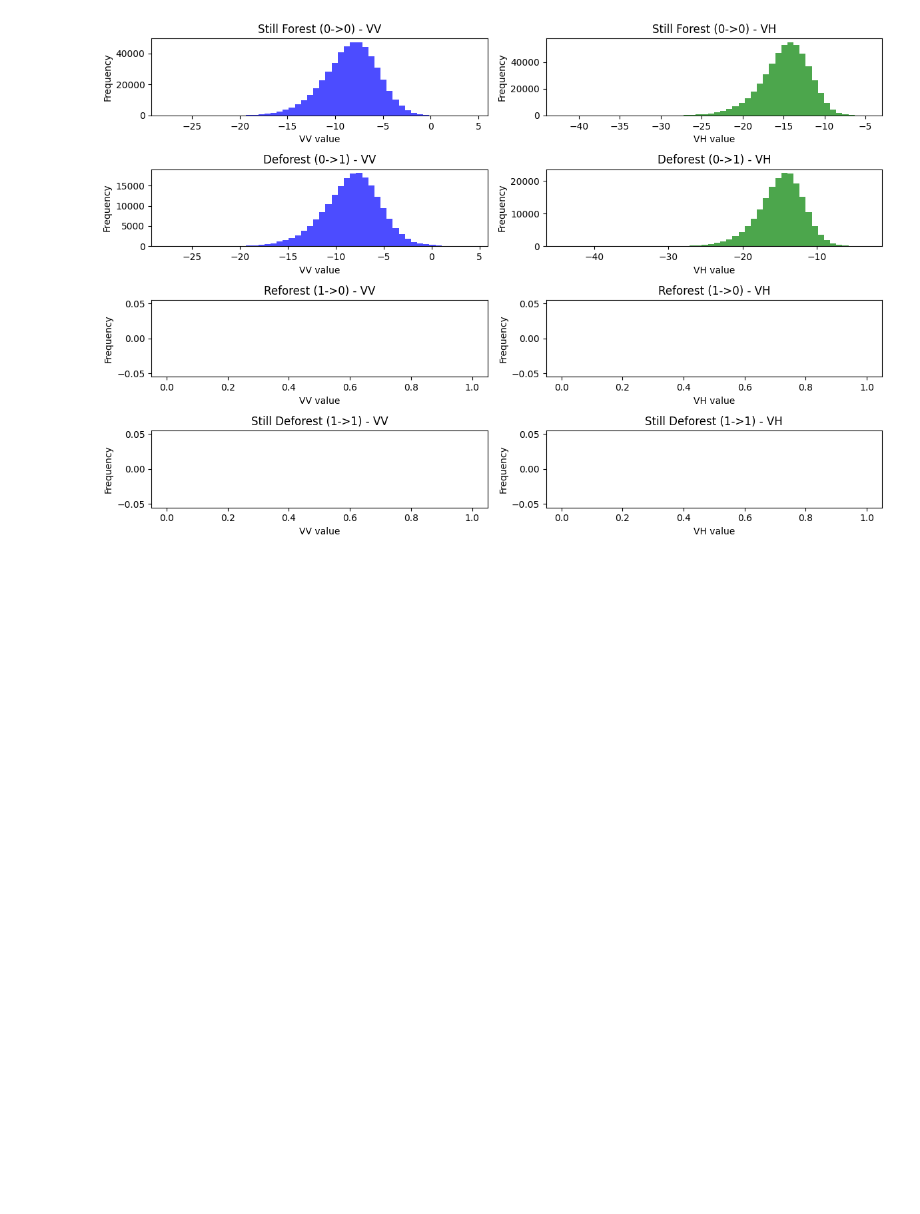
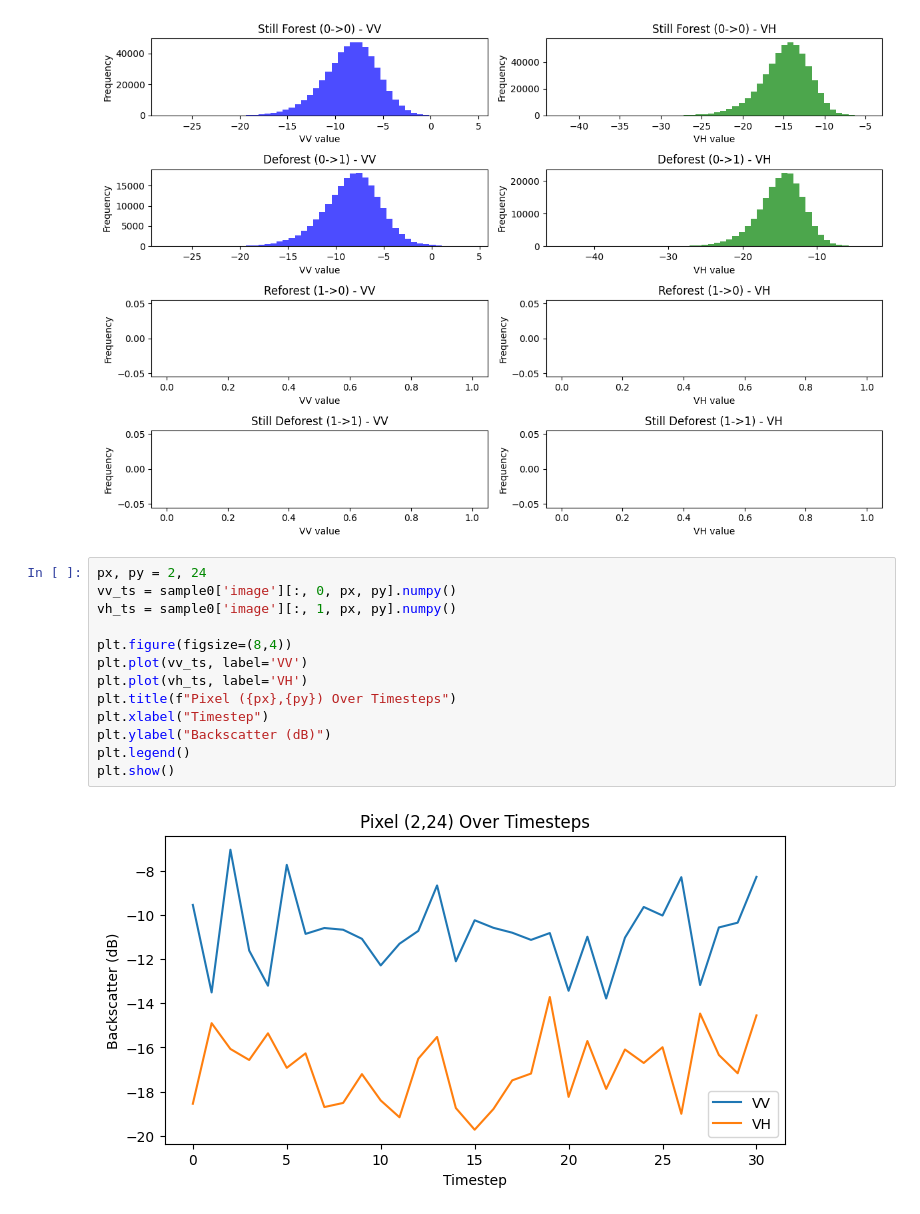
Before and after one commit to simrandesai/CS539-Project, a Jupyter notebook: explore2.ipynb, the cells around one changed output. Drawn from its saved outputs; the diff is of its cells as text; blank space fills up the shorter version.

```diff
--- a/explore2.ipynb
+++ b/explore2.ipynb
@@ -266,3 +266,18 @@ plt.tight_layout()
 plt.show()
 # %% [output]
 [figure]
+# %%
+px, py = 2, 24
+vv_ts = sample0['image'][:, 0, px, py].numpy()
+vh_ts = sample0['image'][:, 1, px, py].numpy()
+
+plt.figure(figsize=(8,4))
+plt.plot(vv_ts, label='VV')
+plt.plot(vh_ts, label='VH')
+plt.title(f"Pixel ({px},{py}) Over Timesteps")
+plt.xlabel("Timestep")
+plt.ylabel("Backscatter (dB)")
+plt.legend()
+plt.show()
+# %% [output]
+[figure, added]
```
Also changed, not shown: parts of 10 cells of this notebook.
